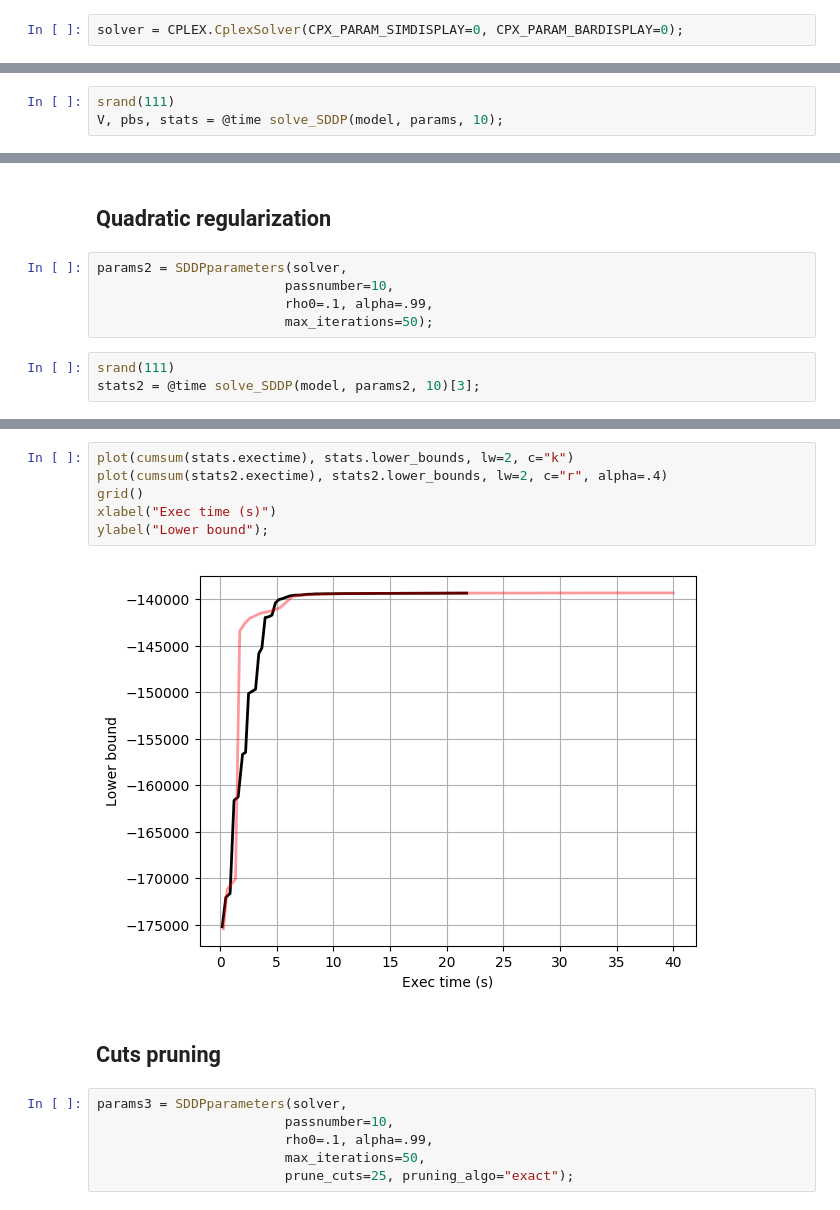
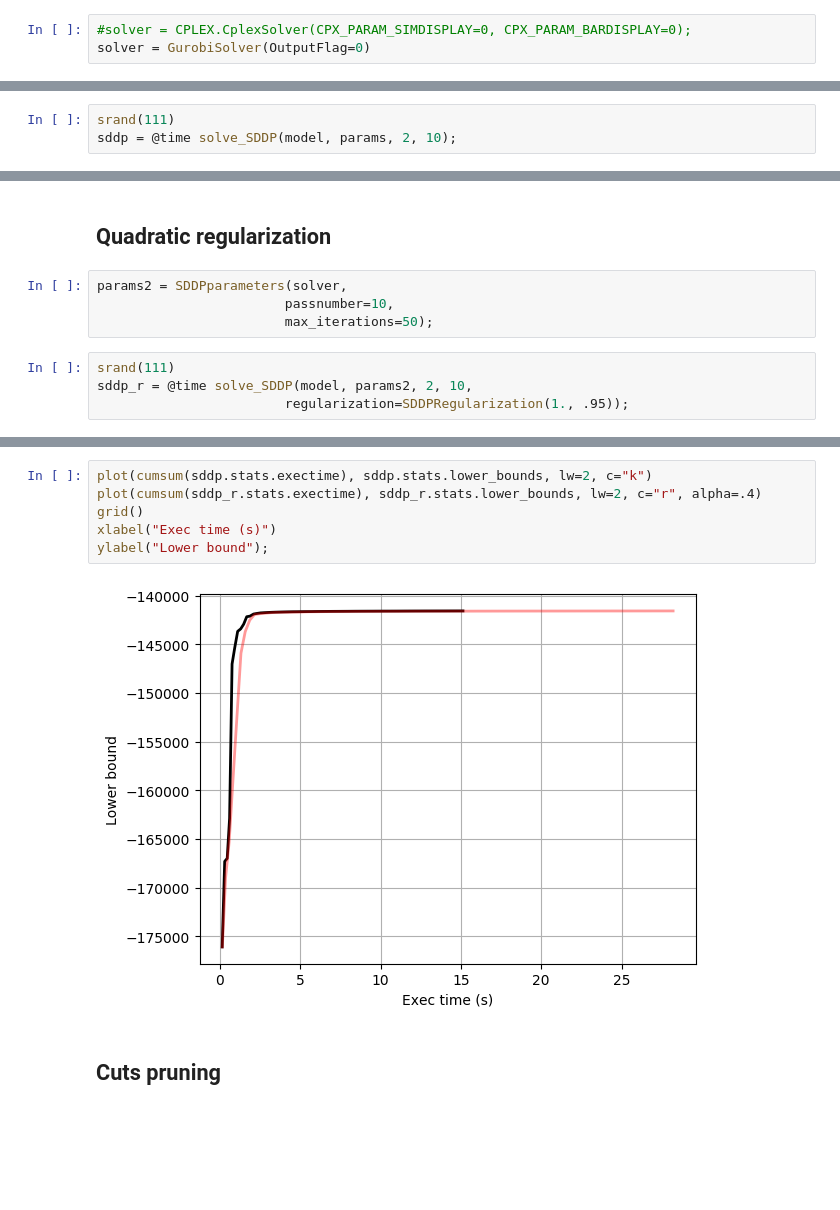
Before and after one commit to EdwardAngelino/StochDP-notebooks, a Jupyter notebook: notebooks/sddp.ipynb, the cells around one changed output, grey strips where cells are left out. Saved outputs shown, nothing was run; the diff lists cells and outputs as text; blank space fills up the shorter version.

```diff
--- a/notebooks/sddp.ipynb
+++ b/notebooks/sddp.ipynb
@@ -162,4 +159,5 @@ set_state_bounds(model, x_bounds);
 # %% [markdown]
 ## Parametrization of SDDP:
 # %%
-solver = CPLEX.CplexSolver(CPX_PARAM_SIMDISPLAY=0, CPX_PARAM_BARDISPLAY=0);
+#solver = CPLEX.CplexSolver(CPX_PARAM_SIMDISPLAY=0, CPX_PARAM_BARDISPLAY=0);
+solver = GurobiSolver(OutputFlag=0)
@@ -171,5 +171,5 @@ params = SDDPparameters(solver,
 ## Solving
 # %%
 srand(111)
-V, pbs, stats = @time solve_SDDP(model, params, 10);
+sddp = @time solve_SDDP(model, params, 2, 10);
 # %% [output]
@@ -204,9 +205,9 @@ ylabel("Time (s)");
 # %%
 params2 = SDDPparameters(solver,
                         passnumber=10,
-                        rho0=.1, alpha=.99,
                         max_iterations=50);
 # %%
 srand(111)
-stats2 = @time solve_SDDP(model, params2, 10)[3];
+sddp_r = @time solve_SDDP(model, params2, 2, 10,
+                        regularization=SDDPRegularization(1., .95));
 # %% [output]
@@ -231,16 +232,10 @@ ylabel("Lower bound");
 # %%
-plot(cumsum(stats.exectime), stats.lower_bounds, lw=2, c="k")
-plot(cumsum(stats2.exectime), stats2.lower_bounds, lw=2, c="r", alpha=.4)
+plot(cumsum(sddp.stats.exectime), sddp.stats.lower_bounds, lw=2, c="k")
+plot(cumsum(sddp_r.stats.exectime), sddp_r.stats.lower_bounds, lw=2, c="r", alpha=.4)
 grid()
 xlabel("Exec time (s)")
 ylabel("Lower bound");
 # %% [output]
-[figure, old version]
+[figure, new version]
 # %% [markdown]
 ## Cuts pruning
-# %%
-params3 = SDDPparameters(solver,
-                        passnumber=10,
-                        rho0=.1, alpha=.99,
-                        max_iterations=50,
-                        prune_cuts=25, pruning_algo="exact");
```
Also changed, not shown: parts of 21 cells of this notebook.
